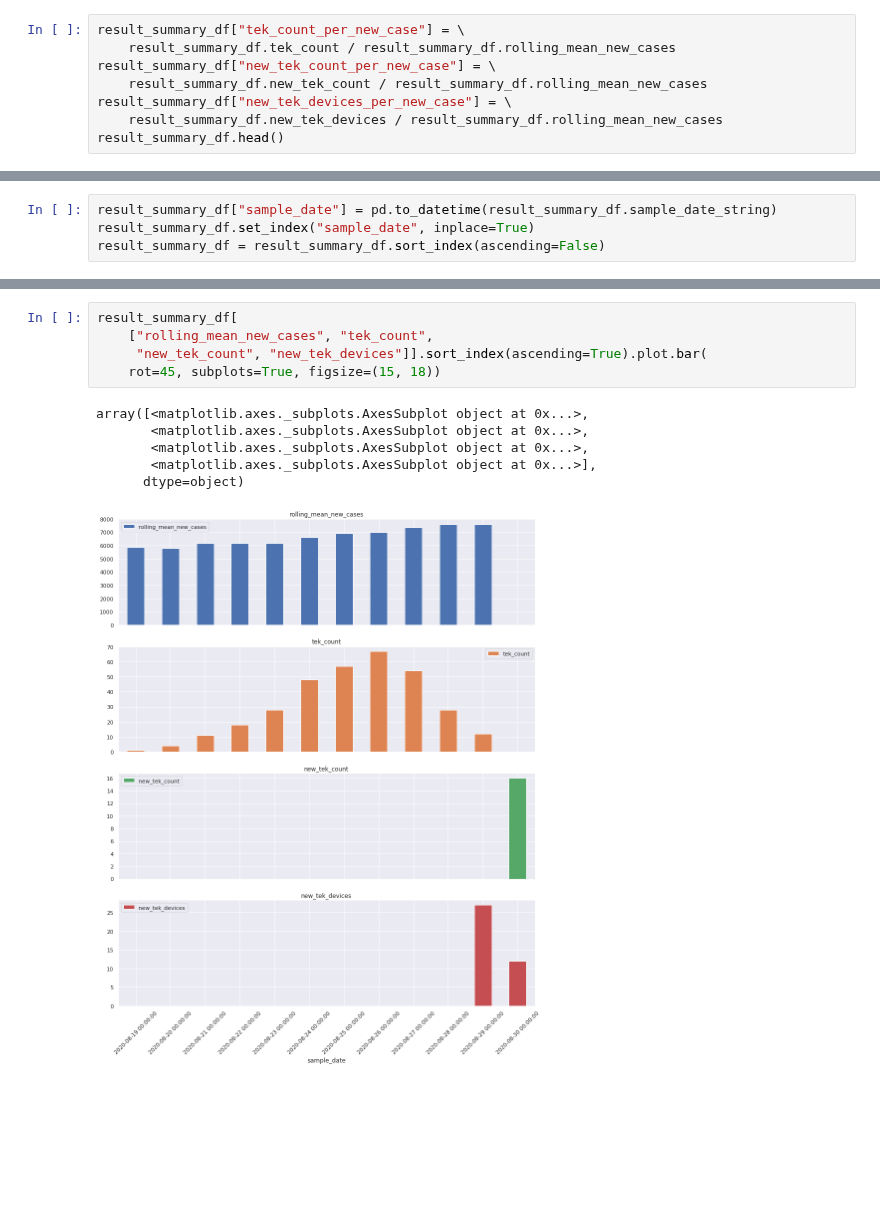
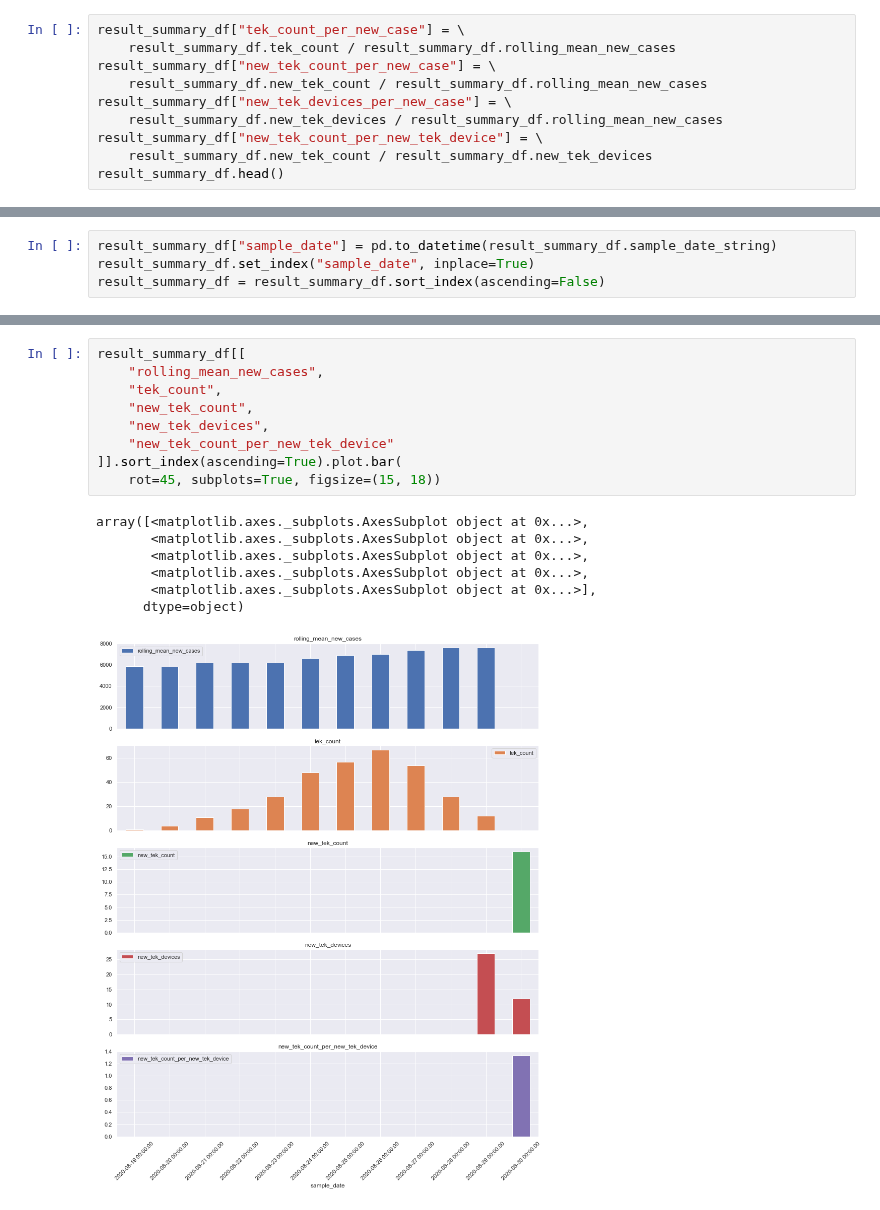
Before and after one commit to luis-sanfelices/RadarCOVID-Report, a Jupyter notebook: RadarCOVID-Report.ipynb, the cells around one changed output, grey strips where cells are left out. Saved outputs shown, nothing was run; the diff lists cells and outputs as text; blank space fills up the shorter version.

Commit message:
[RadarCOVID-Report] Added precise new TEK devices count

```diff
--- a/RadarCOVID-Report.ipynb
+++ b/RadarCOVID-Report.ipynb
@@ -196,6 +196,8 @@ result_summary_df["new_tek_count_per_new_case"] = \
     result_summary_df.new_tek_count / result_summary_df.rolling_mean_new_cases
 result_summary_df["new_tek_devices_per_new_case"] = \
     result_summary_df.new_tek_devices / result_summary_df.rolling_mean_new_cases
+result_summary_df["new_tek_count_per_new_tek_device"] = \
+    result_summary_df.new_tek_count / result_summary_df.new_tek_devices
 result_summary_df.head()
 # %% [output]
 |  | sample_date_string | tek_count | new_tek_count | new_tek_devices | cumulative_cases | new_cases | ... |
@@ -236,17 +239,22 @@ result_summary_df[[
 | 2020-08-20 | 4.0 | NaN | 7039.0 | 5796.000000 | 0.000690 | ... |
 | 2020-08-19 | 1.0 | NaN | 6671.0 | 5869.000000 | 0.000170 | ... |
 # %%
-result_summary_df[
-    ["rolling_mean_new_cases", "tek_count",
-     "new_tek_count", "new_tek_devices"]].sort_index(ascending=True).plot.bar(
+result_summary_df[[
+    "rolling_mean_new_cases",
+    "tek_count",
+    "new_tek_count",
+    "new_tek_devices",
+    "new_tek_count_per_new_tek_device"
+]].sort_index(ascending=True).plot.bar(
     rot=45, subplots=True, figsize=(15, 18))
 # %% [output]
 array([<matplotlib.axes._subplots.AxesSubplot object at 0x...>,
+       <matplotlib.axes._subplots.AxesSubplot object at 0x...>,
        <matplotlib.axes._subplots.AxesSubplot object at 0x...>,
        <matplotlib.axes._subplots.AxesSubplot object at 0x...>,
        <matplotlib.axes._subplots.AxesSubplot object at 0x...>],
       dtype=object)
-[figure, old version]
+[figure, new version]
 # %%
 import matplotlib.ticker as mtick
 
```
Also changed, not shown: parts of 3 cells of this notebook.
